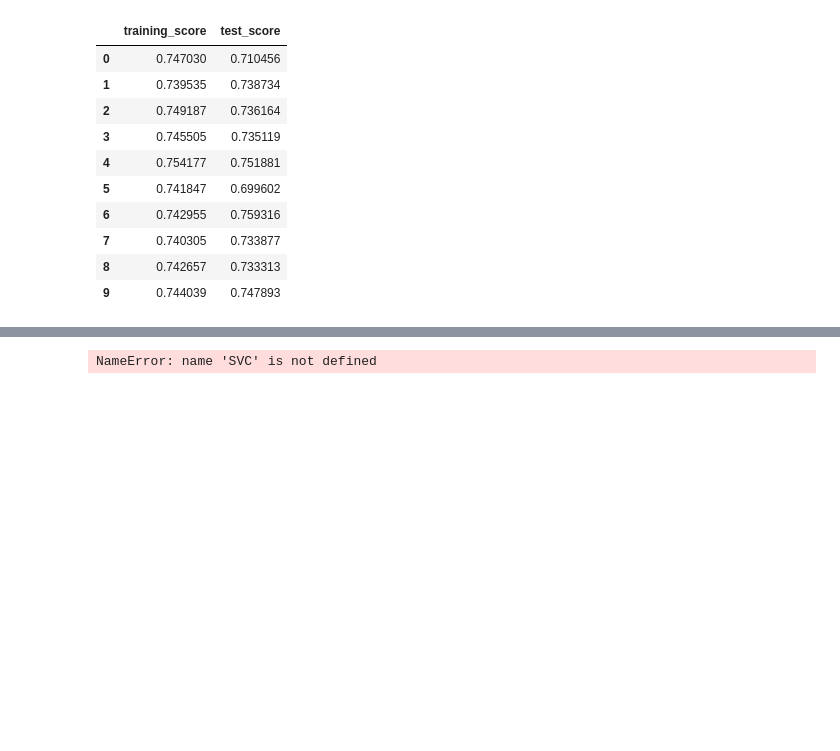
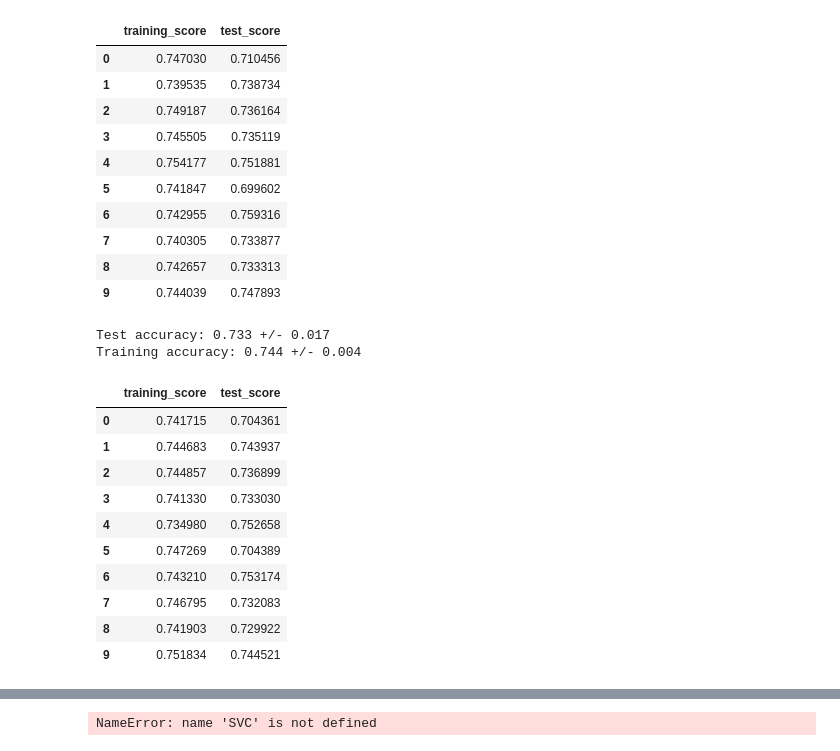
Before and after one commit to BarGanor/ml_project, a Jupyter notebook: project_part_2.ipynb, the cells around one changed output, grey strips where cells are left out. Drawn from its saved outputs; the diff is of its cells as text; code cells hidden in the pictures; blank space fills up the shorter version.

```diff
--- a/project_part_2.ipynb
+++ b/project_part_2.ipynb
@@ -111,3 +111,20 @@ Training accuracy: 0.745 +/- 0.004
 | 7 | 0.740305 | 0.733877 |
 | 8 | 0.742657 | 0.733313 |
 | 9 | 0.744039 | 0.747893 |
+# %%
+ann_model = MLPClassifier(max_iter=300,hidden_layer_sizes=(100, 50, 10), activation='relu',n_iter_no_change= 10)
+train_model_by_kfold(data, ann_model)
+# %% [output]
+Test accuracy: 0.733 +/- 0.017
+Training accuracy: 0.744 +/- 0.004
+|  | training_score | test_score |
+| 0 | 0.741715 | 0.704361 |
+| 1 | 0.744683 | 0.743937 |
+| 2 | 0.744857 | 0.736899 |
+| 3 | 0.741330 | 0.733030 |
+| 4 | 0.734980 | 0.752658 |
+| 5 | 0.747269 | 0.704389 |
+| 6 | 0.743210 | 0.753174 |
+| 7 | 0.746795 | 0.732083 |
+| 8 | 0.741903 | 0.729922 |
+| 9 | 0.751834 | 0.744521 |
```
Also changed, not shown: parts of 6 cells of this notebook, 3 other files.
